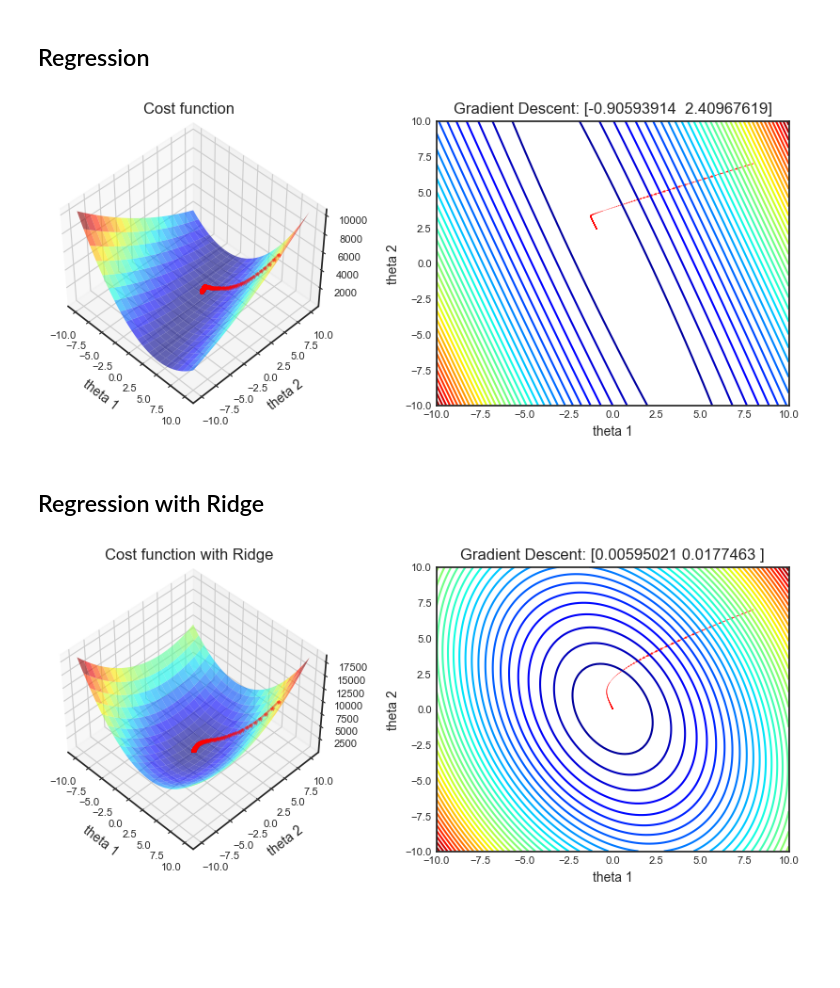
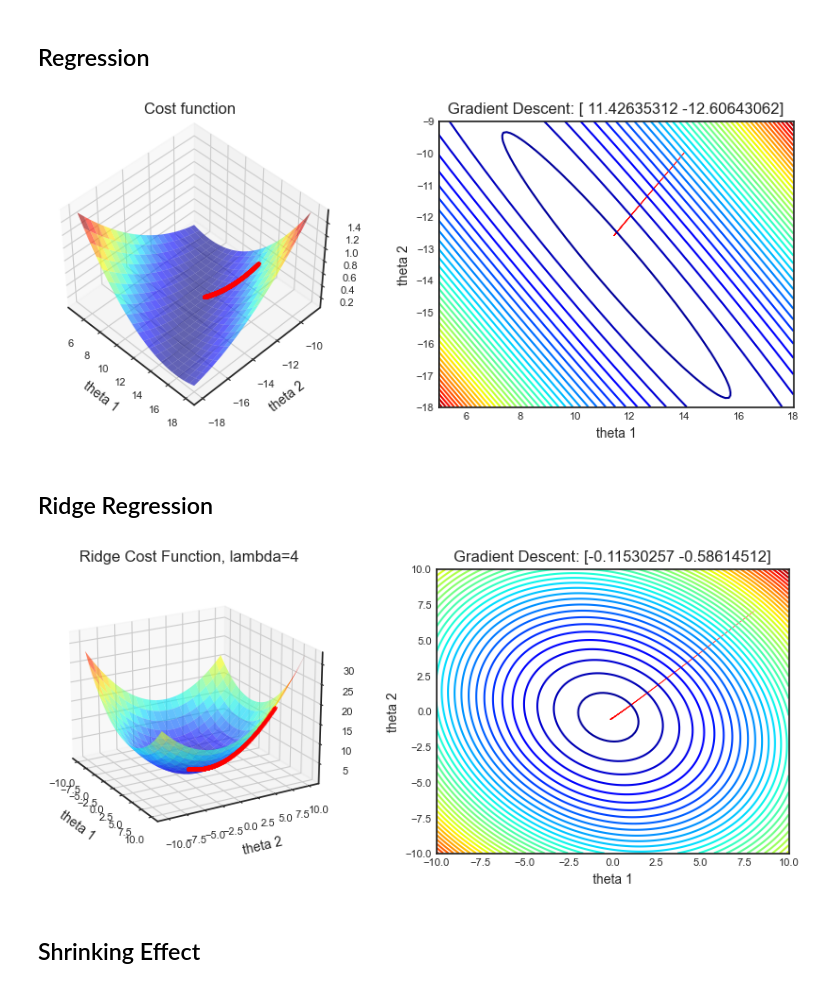
Before and after one commit to ixiaopan/DataScience, a Jupyter notebook: FML/Linear Regression.ipynb, the cells around one changed output. Saved outputs shown, nothing was run; the diff lists cells and outputs as text; code cells hidden in the pictures; blank space fills up the shorter version.

Commit message:
Ridge Regression

```diff
--- a/FML/Linear Regression.ipynb
+++ b/FML/Linear Regression.ipynb
@@ -171,18 +171,19 @@ def gradient_descent(X, y, theta, alpha = 0.0005, num_iters=1000):
 # %%
+# different thetas
+T0, T1 = np.meshgrid(np.linspace(5, 18, 100), np.linspace(-18, -9, 100))
 
-T0, T1 = np.meshgrid(np.linspace(-10, 10, 100), np.linspace(-10, 10, 100))
-
+# different loss for different thetas
 loss_list = np.array([costFunction(X, y_noise, np.array([t0, t1]))
                       for t0, t1 in zip(np.ravel(T0), np.ravel(T1))])
 
 # reshape loss_list
 loss_list = loss_list.reshape(100, 100)
 
-# gradient descent
-theta, loss_history, theta_0, theta_1 = gradient_descent(X, y_noise, np.array([8, 7]))
+# record 'gradient descent' path from a random point,
+theta, loss_history, theta_0, theta_1 = gradient_descent(X, y_noise, np.array([14, -10]))
 
 
-# plot
+# plot surface
 fig = plt.figure()
 ax = fig.add_subplot(121, projection='3d')
 ax.plot_surface(T0, T1, loss_list, rstride=5, cstride=5, cmap='jet', alpha=0.6)
@@ -192,10 +193,12 @@ ax.set_ylabel('theta 2')
 ax.set_title('Cost function')
 ax.view_init(45, -45)
 
+
 # Angles needed for quiver plot
 anglesx = np.array(theta_0)[1:] - np.array(theta_0)[:-1]
 anglesy = np.array(theta_1)[1:] - np.array(theta_1)[:-1]
 
+# plot contour and path
 ax = fig.add_subplot(122)
 ax.contour(T0, T1, loss_list, 40, cmap='jet')
 ax.quiver(theta_0[:-1], theta_1[:-1], anglesx, anglesy,
@@ -206,16 +209,16 @@ ax.set_title(f'Gradient Descent: {theta.ravel()}')
 
 plt.subplots_adjust(right=1.5)
 # %% [output]
-[figure, old version]
+[figure, new version]
 # %% [markdown]
-## Regression with Ridge
+## Ridge Regression
 # %%
 def costFunctionRidge(X, y, theta, lamda = 6):
     delta = np.dot(X, theta) - y
 
     ridge_loss = lamda * np.sum(np.square(theta))
 
-    return delta.T @ delta + ridge_loss
+    return 1 / len(X) * (delta.T @ delta + ridge_loss)
 
 
 def gradient_descent_ridge(X, y, theta, lamda = 6, alpha = 0.0005, iters=1000):
@@ -232,43 +235,62 @@ def gradient_descent_ridge(X, y, theta, lamda = 6, alpha = 0.0005, iters=1000):
         theta = theta - alpha * gradient
 
     return theta, loss_z, theta_0, theta_1
+
+
+def closed_form_ridge_solution(X, y, lamda = 1):
+    I = np.eye(X.shape[1])
+    return np.linalg.inv(X.T @ X + lamda * I) @ X.T @ y
+
+
+def cost_L2(t0, t1):
+    return t0**2 + t1**2
+
+
+def cost_L1(t0, t1):
+    return np.abs(t0) + np.abs(t1)
 # %%
-lamda = 40
+# learning with a random lambda
+lamda = 4
 
+# different thetas
 T0, T1 = np.meshgrid(np.linspace(-10, 10, 100), np.linspace(-10, 10, 100))
 
+# different loss for different thetas with the same lambda
 loss_list = np.array([costFunctionRidge(X, y_noise, np.array([t0, t1]), lamda=lamda)
                       for t0, t1 in zip(np.ravel(T0), np.ravel(T1))])
 
 # reshape loss_list
 loss_list = loss_list.reshape(100, 100)
 
-# gradient descent
+# record 'gradient descent' path from a random point
 theta, loss_history, theta_0, theta_1 = gradient_descent_ridge(X, y_noise, np.array([8, 7]), lamda=lamda)
 
 
 # plot
 fig = plt.figure()
 ax = fig.add_subplot(121, projection='3d')
 ax.plot_surface(T0, T1, loss_list, rstride=5, cstride=5, cmap='jet', alpha=0.6)
 ax.plot(theta_0, theta_1, loss_history, marker='*', c='r', alpha=0.4)
 ax.set_xlabel('theta 1')
 ax.set_ylabel('theta 2')
-ax.set_title('Cost function with Ridge')
-ax.view_init(45, -45)
+ax.set_title(f'Ridge Cost Function, lambda={lamda}')
+ax.view_init(20, -30)
 
 # Angles needed for quiver plot
 anglesx = np.array(theta_0)[1:] - np.array(theta_0)[:-1]
 anglesy = np.array(theta_1)[1:] - np.array(theta_1)[:-1]
 
 ax = fig.add_subplot(122)
 ax.contour(T0, T1, loss_list, 40, cmap='jet')
 ax.quiver(theta_0[:-1], theta_1[:-1], anglesx, anglesy,
           scale_units = 'xy', angles = 'xy', scale = 1, color = 'r', alpha = .9)
 ax.set_xlabel('theta 1')
 ax.set_ylabel('theta 2')
 ax.set_title(f'Gradient Descent: {theta.ravel()}')
 
+
 plt.subplots_adjust(right=1.5)
 # %% [output]
-[figure, old version]
+[figure, new version]
+# %% [markdown]
+## Shrinking Effect
```
Also changed, not shown: parts of 10 cells of this notebook, 1 other file.
